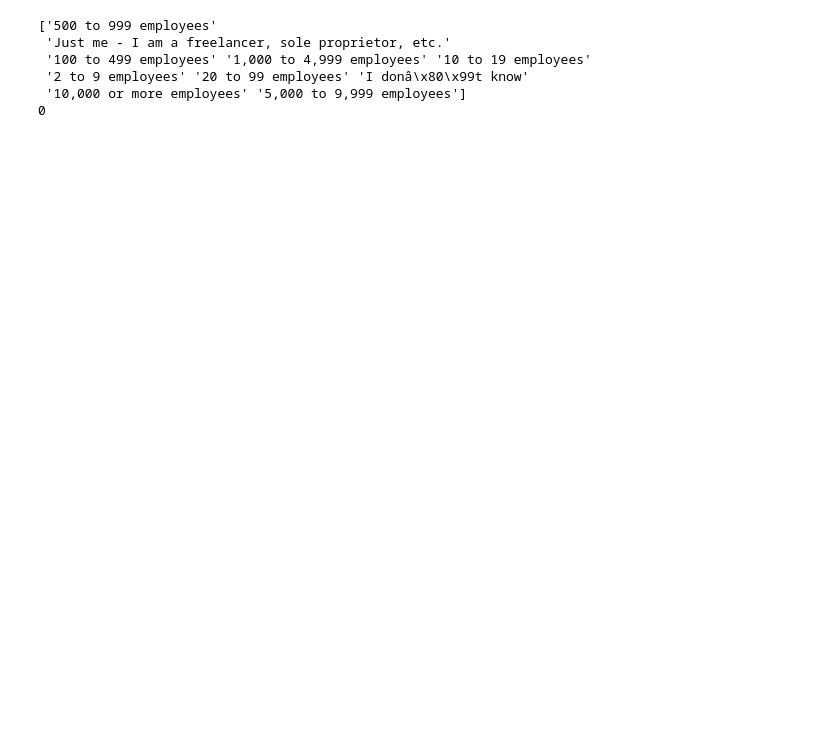
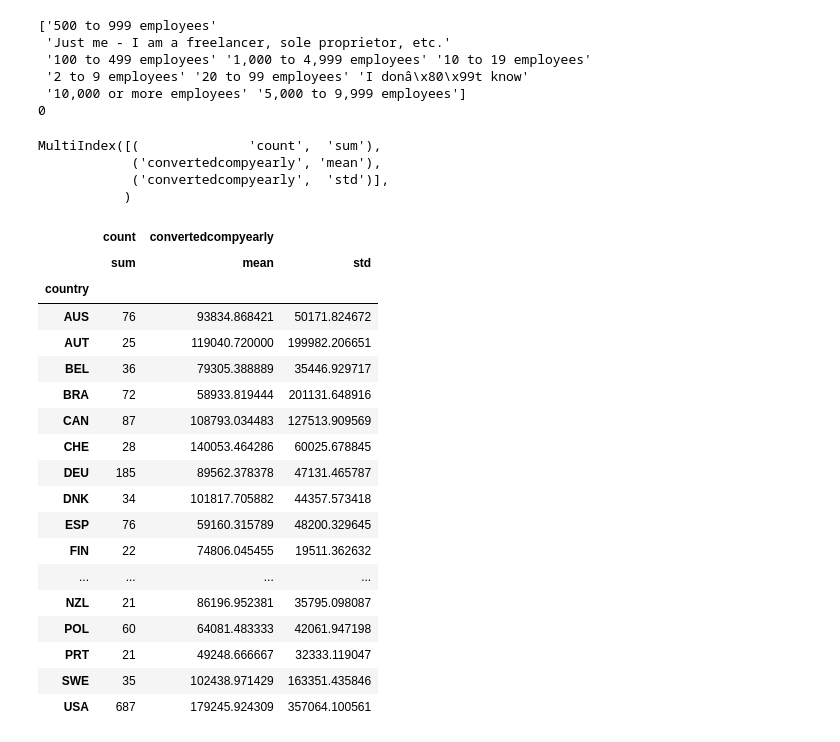
Before and after one commit to lmg1404/data_professionals_analysis, a Jupyter notebook: milestone1.ipynb, the cells around one changed output. Drawn from its saved outputs; the diff is of its cells as text; code cells hidden in the pictures; blank space fills up the shorter version.

```diff
--- a/milestone1.ipynb
+++ b/milestone1.ipynb
@@ -12,8 +13,8 @@ stack_overflow_files = (os.listdir("data/"))
 # ok, so decision to do (2019 maybe) 2020-2023 for analysis
 
 # GPT gave me this idea instead of going through every possible country manually
-country_abbreviations_1 = {country.name: country.alpha_2 for country in pycountry.countries}
-country_abbreviations_2 = {country.name: country.official_name for country in pycountry.countries}
+country_abbreviations_1 = {country.name: country.alpha_3 for country in pycountry.countries}
+country_abbreviations_2 = {country.official_name: country.alpha_3 for country in pycountry.countries}
 os.listdir("data/")
 # %% [output]
 ['ppp.csv', 'salaries.csv', 'stack_overflow']
@@ -199,6 +200,7 @@ def read_stackoverflow() -> (dict, dict):
 
         df = df.dropna(subset=["devtype", "convertedcompyearly"])
         df = df[df["devtype"].str.contains("data", case=False)]
+        df["count"] = [1] * len(df) # this is for our groupby so that we can say count > cull when we sum or count
         df["year"] = [year] * len(df)
         frames[f"df_data_{year}"] = df
 
@@ -499,3 +499,38 @@ print(frames_dict[f"df_data_{year}"][col].isna().sum())
 0
 # %%
 # print(list(frames_dict["df_data_2023"].columns))
+# %%
+df = frames_dict["df_data_2023"]
+# %%
+grouped = df.groupby('country').agg({"count":["sum"], "convertedcompyearly":["mean", "std"]})
+# %%
+grouped.columns
+# %% [output]
+MultiIndex([(              'count',  'sum'),
+            ('convertedcompyearly', 'mean'),
+            ('convertedcompyearly',  'std')],
+           )
+# %%
+# this is how we would cull, not awful but also not best thing in the world
+grouped = grouped[grouped[("count", "sum")] > cull_factor]
+grouped
+# %% [output]
+|  | count | convertedcompyearly |  |
+|  | sum | mean | std |
+| country |  |  |  |
+| AUS | 76 | 93834.868421 | 50171.824672 |
+| AUT | 25 | 119040.720000 | 199982.206651 |
+| BEL | 36 | 79305.388889 | 35446.929717 |
+| BRA | 72 | 58933.819444 | 201131.648916 |
+| CAN | 87 | 108793.034483 | 127513.909569 |
+| CHE | 28 | 140053.464286 | 60025.678845 |
+| DEU | 185 | 89562.378378 | 47131.465787 |
+| DNK | 34 | 101817.705882 | 44357.573418 |
+| ESP | 76 | 59160.315789 | 48200.329645 |
+| FIN | 22 | 74806.045455 | 19511.362632 |
+| ... | ... | ... | ... |
+| NZL | 21 | 86196.952381 | 35795.098087 |
+| POL | 60 | 64081.483333 | 42061.947198 |
+| PRT | 21 | 49248.666667 | 32333.119047 |
+| SWE | 35 | 102438.971429 | 163351.435846 |
+| USA | 687 | 179245.924309 | 357064.100561 |
```
Also changed, not shown: parts of 5 cells of this notebook.
